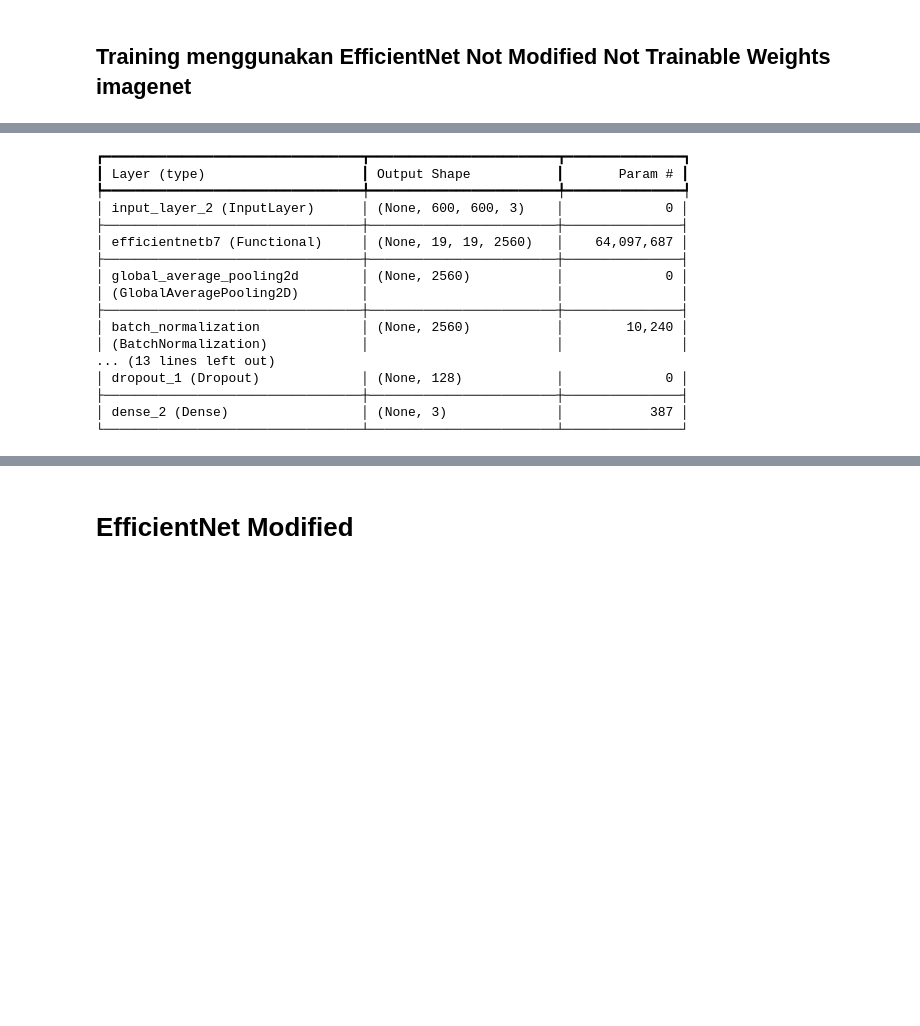
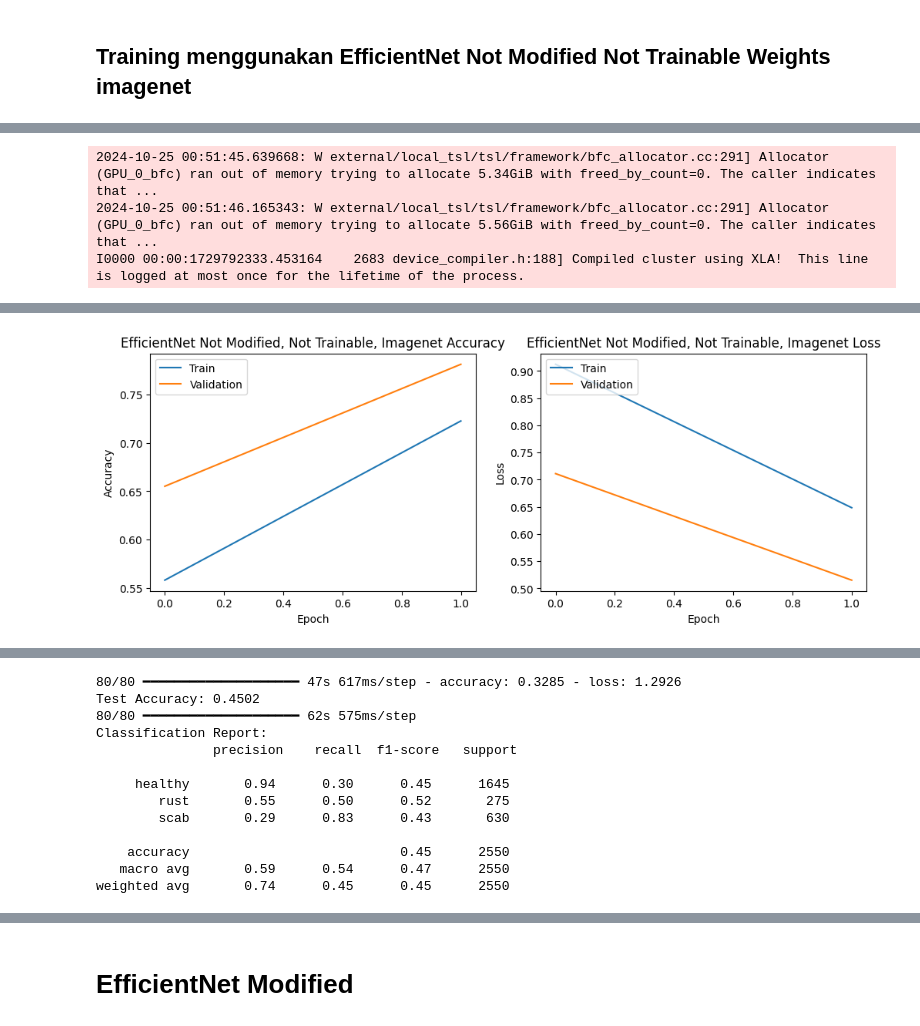
Before and after one commit to AbiyaMakruf/TelU-Tubes-TugasAkhir-KlasifikasiPenyakitTanamanApel, a Jupyter notebook: modifikasi.ipynb, the cells around one changed output, grey strips where cells are left out. Drawn from its saved outputs; the diff is of its cells as text; code cells hidden in the pictures; blank space fills up the shorter version.

```diff
--- a/modifikasi.ipynb
+++ b/modifikasi.ipynb
@@ -338,43 +396,0 @@ To enable the following instructions: AVX2 FMA, in other operations, rebuild Ten
-# %%
-def augment_and_resize_dataset(base_path, img_size, batch_size, preprocess_input_func=None):
-    train_path = os.path.join(base_path, 'train')
-    validation_path = os.path.join(base_path, 'val')
-    test_path = os.path.join(base_path, 'test')
-
-    train_datagen = ImageDataGenerator(
-        preprocessing_function=preprocess_input_func,
-        rotation_range=40,
-        width_shift_range=0.2,
-        height_shift_range=0.2,
-        shear_range=0.2,
-        zoom_range=0.2,
-        horizontal_flip=True,
-        fill_mode='nearest'
-    )
-
-    # Untuk data validation dan test, hanya preprocessing
-    validation_test_datagen = ImageDataGenerator(preprocessing_function=preprocess_input_func)
-
-    train_generator = train_datagen.flow_from_directory(
-        train_path,
-        target_size=img_size,
-        batch_size=batch_size,
-        class_mode='categorical'
-    )
-
-    validation_generator = validation_test_datagen.flow_from_directory(
-        validation_path,
-        target_size=img_size,
-        batch_size=batch_size,
-        class_mode='categorical'
-    )
-
-    test_generator = validation_test_datagen.flow_from_directory(
-        test_path,
-        target_size=img_size,
-        batch_size=batch_size,
-        class_mode='categorical',
-        shuffle=False
-    )
-
-    return train_generator, validation_generator, test_generator
@@ -474,5 +412,5 @@ train_generator, validation_generator, test_generator = augment_and_resize_datas
 
 model = build_and_compile_model_not_trainable(EfficientNetB7, input_shape=input_shape, num_classes=train_generator.num_classes)
 history_model, test_loss, test_acc, training_duration = train_and_plot(model, title, train_generator, validation_generator, test_generator, epochs = epochs, save_directory=save_directory)
-store_results(title, model_name, history_model, test_loss, test_acc, training_duration, results_not_trainable,csv_filename, img_size, batch_size, model.count_params(),GPU_NAME)
+store_results(title, model_name, history_model, test_loss, test_acc, training_duration,csv_filename, img_size, batch_size, model.count_params(),GPU_NAME)
 # %% [output]
@@ -480,17 +421,3 @@ Model: "functional"
-┏━━━━━━━━━━━━━━━━━━━━━━━━━━━━━━━━━┳━━━━━━━━━━━━━━━━━━━━━━━━┳━━━━━━━━━━━━━━━┓
-┃ Layer (type)                    ┃ Output Shape           ┃       Param # ┃
-┡━━━━━━━━━━━━━━━━━━━━━━━━━━━━━━━━━╇━━━━━━━━━━━━━━━━━━━━━━━━╇━━━━━━━━━━━━━━━┩
-│ input_layer_2 (InputLayer)      │ (None, 600, 600, 3)    │             0 │
-├─────────────────────────────────┼────────────────────────┼───────────────┤
-│ efficientnetb7 (Functional)     │ (None, 19, 19, 2560)   │    64,097,687 │
-├─────────────────────────────────┼────────────────────────┼───────────────┤
-│ global_average_pooling2d        │ (None, 2560)           │             0 │
-│ (GlobalAveragePooling2D)        │                        │               │
-├─────────────────────────────────┼────────────────────────┼───────────────┤
-│ batch_normalization             │ (None, 2560)           │        10,240 │
-│ (BatchNormalization)            │                        │               │
-... (13 lines left out)
-│ dropout_1 (Dropout)             │ (None, 128)            │             0 │
-├─────────────────────────────────┼────────────────────────┼───────────────┤
-│ dense_2 (Dense)                 │ (None, 3)              │           387 │
-└─────────────────────────────────┴────────────────────────┴───────────────┘
+2024-10-25 00:51:45.639668: W external/local_tsl/tsl/framework/bfc_allocator.cc:291] Allocator (GPU_0_bfc) ran out of memory trying to allocate 5.34GiB with freed_by_count=0. The caller indicates that ...
+2024-10-25 00:51:46.165343: W external/local_tsl/tsl/framework/bfc_allocator.cc:291] Allocator (GPU_0_bfc) ran out of memory trying to allocate 5.56GiB with freed_by_count=0. The caller indicates that ...
+I0000 00:00:1729792333.453164    2683 device_compiler.h:188] Compiled cluster using XLA!  This line is logged at most once for the lifetime of the process.
@@ -499,0 +430 @@ Model: "functional"
+[figure, added]
@@ -500 +434,14 @@ Model: "functional"
+80/80 ━━━━━━━━━━━━━━━━━━━━ 47s 617ms/step - accuracy: 0.3285 - loss: 1.2926
+Test Accuracy: 0.4502
+80/80 ━━━━━━━━━━━━━━━━━━━━ 62s 575ms/step
+Classification Report:
+               precision    recall  f1-score   support
+
+     healthy       0.94      0.30      0.45      1645
+        rust       0.55      0.50      0.52       275
+        scab       0.29      0.83      0.43       630
+
+    accuracy                           0.45      2550
+   macro avg       0.59      0.54      0.47      2550
+weighted avg       0.74      0.45      0.45      2550
 # %% [markdown]
```
Also changed, not shown: parts of 48 cells of this notebook, 2 other files.
